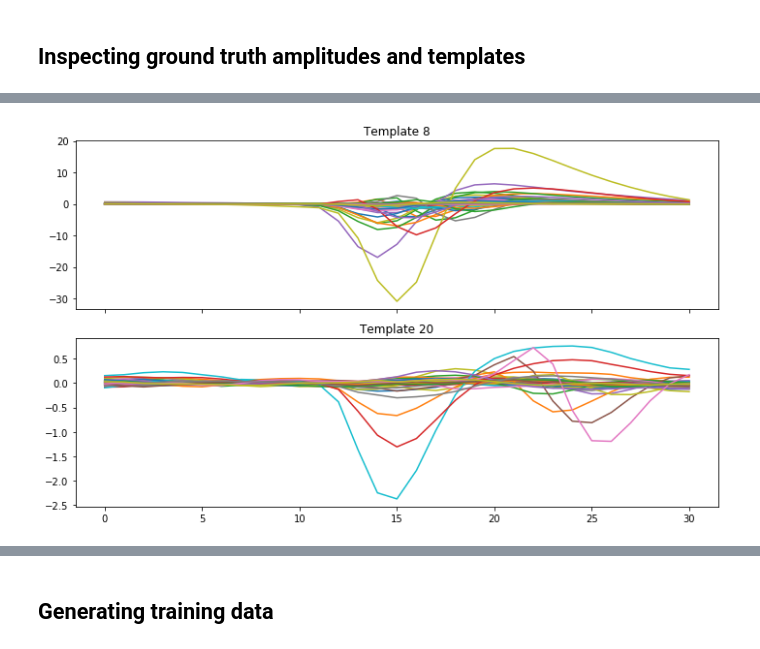
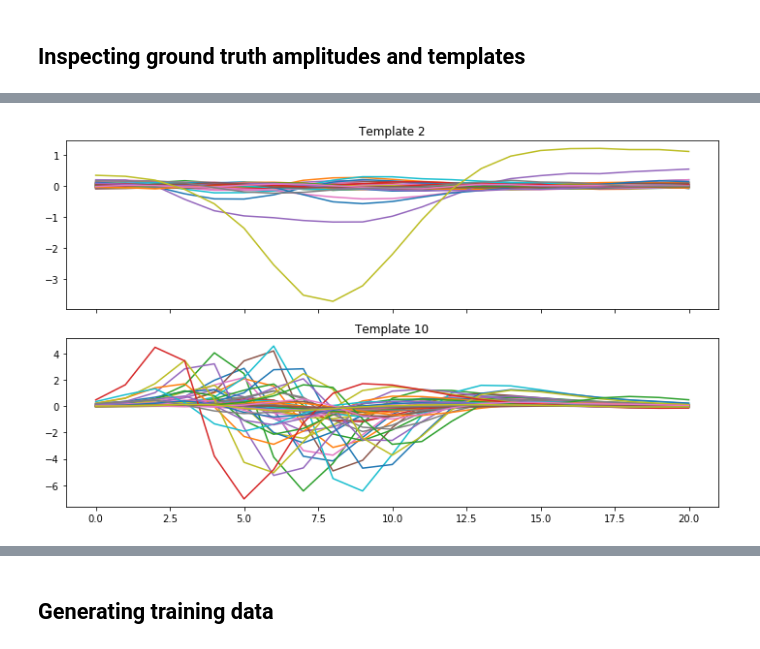
Before and after one commit to edublancas/yass-private, a Jupyter notebook: nnet/new-nnet-module.ipynb, the cells around one changed output, grey strips where cells are left out. Cells and saved outputs as stored; diff of their text form; code cells hidden in the pictures.

```diff
--- a/nnet/new-nnet-module.ipynb
+++ b/nnet/new-nnet-module.ipynb
@@ -62,3 +46,6 @@ gt = np.hstack([_['spt_gt'], _['L_gt']])
 
 gt = gt[2:-1]
 gt[:, 1] = gt[:, 1] - 1
+
+# compensate alignment
+gt[:, 0] = gt[:, 0] + 5
@@ -71,2 +52,14 @@ DEBUG:yass.explore.explorers:Finished computing templates, shape is: (31, 49, 49
+# %%
+# explorer for standarized data
+re = RecordingExplorer(path_to_standarized,
+                       path_to_geom=path_to_geom,
+                       n_channels=49,
+                       spike_size=10,
+                       neighbor_radius=70,
+                       dtype='float32',
+                       data_order='samples')
+
+# compute templates for ground truth
+se = SpikeTrainExplorer(gt, re)
 # %% [markdown]
 ## Inspecting ground truth amplitudes and templates
@@ -84,4 +92,5 @@ DEBUG:matplotlib.font_manager:findfont: Matching :family=sans-serif:style=normal
 # %%
+# this looks wrong
 plt.rcParams['figure.figsize'] = (10, 6)
-se.plot_templates(group_ids=[8, 20])
+se.plot_templates(group_ids=[2, 10])
 # %% [output]
@@ -89 +97 @@ DEBUG:matplotlib.font_manager:findfont: Matching :family=sans-serif:style=normal
-[figure, old version]
+[figure, new version]
```
Also changed, not shown: parts of 29 cells of this notebook.
